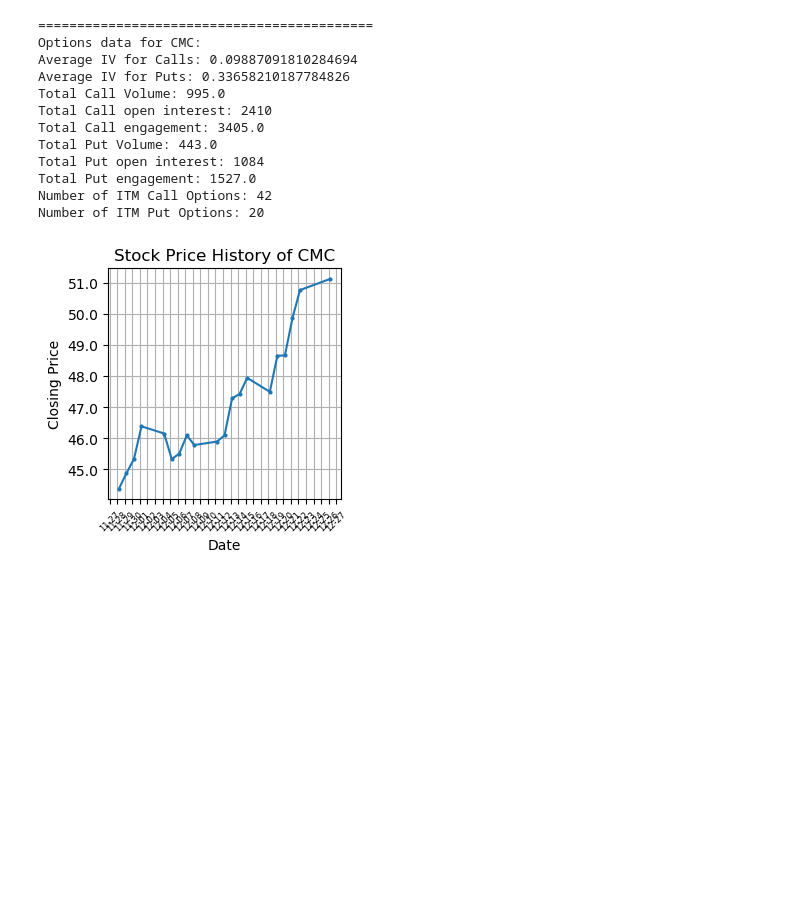
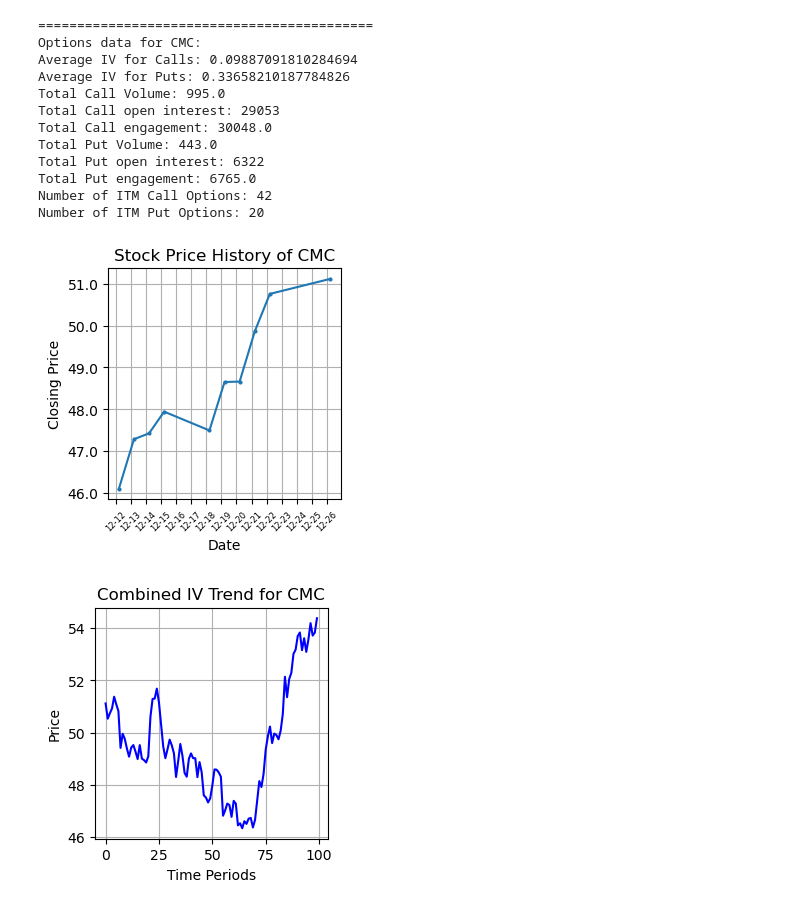
Before and after one commit to SaumikDana/Machine_Learning_Trading, a Jupyter notebook: data/specific_stock_analysis.ipynb, the cells around one changed output. Drawn from its saved outputs; the diff is of its cells as text; code cells hidden in the pictures; blank space fills up the shorter version.

```diff
--- a/data/specific_stock_analysis.ipynb
+++ b/data/specific_stock_analysis.ipynb
@@ -1,41 +1,46 @@
 # %%
 from datetime import datetime, timedelta
 from analyze_stock import *
+from implied_volatility import simulate_stock_price
 
 # Call the function and store the result
 ticker = 'CMC'
 
 # Call the function and store the result
 day = '2023-12-26'
 
 # Set the time frame
 date = datetime.strptime(day, '%Y-%m-%d')
 end_date = date + timedelta(days=7)
-start_date = date - timedelta(days=28)
+start_date = date - timedelta(days=14)
 
 # Check if start_date is earlier than today, if not change start_date to today - 7 days
 current_date = datetime.now()
 start_date = current_date - timedelta(days=14) if start_date >= current_date else start_date
 
 # Use the function from utils.py to analyze stock options
 options_metrics = analyze_stock_options(ticker)
 
 # Print
 print_options_data(ticker, options_metrics)
 
 # Call the plot_stock_history method
 plot_stock_history(ticker, start_date, end_date)
+
+# Simulate based on Options Info:
+simulate_stock_price(ticker, options_metrics)
 # %% [output]
 ===========================================
 Options data for CMC:
 Average IV for Calls: 0.09887091810284694
 Average IV for Puts: 0.33658210187784826
 Total Call Volume: 995.0
-Total Call open interest: 2410
-Total Call engagement: 3405.0
+Total Call open interest: 29053
+Total Call engagement: 30048.0
 Total Put Volume: 443.0
-Total Put open interest: 1084
-Total Put engagement: 1527.0
+Total Put open interest: 6322
+Total Put engagement: 6765.0
 Number of ITM Call Options: 42
 Number of ITM Put Options: 20
-[figure, old version]
+[figure, new version]
+[figure, added]
```
Also changed, not shown: 2 other files.
